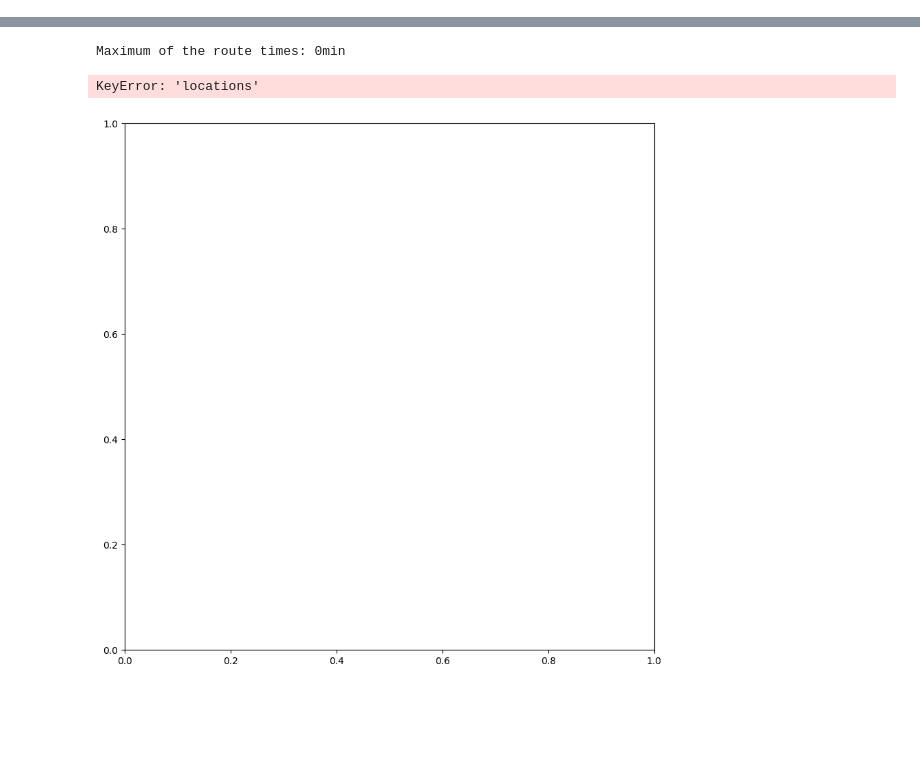
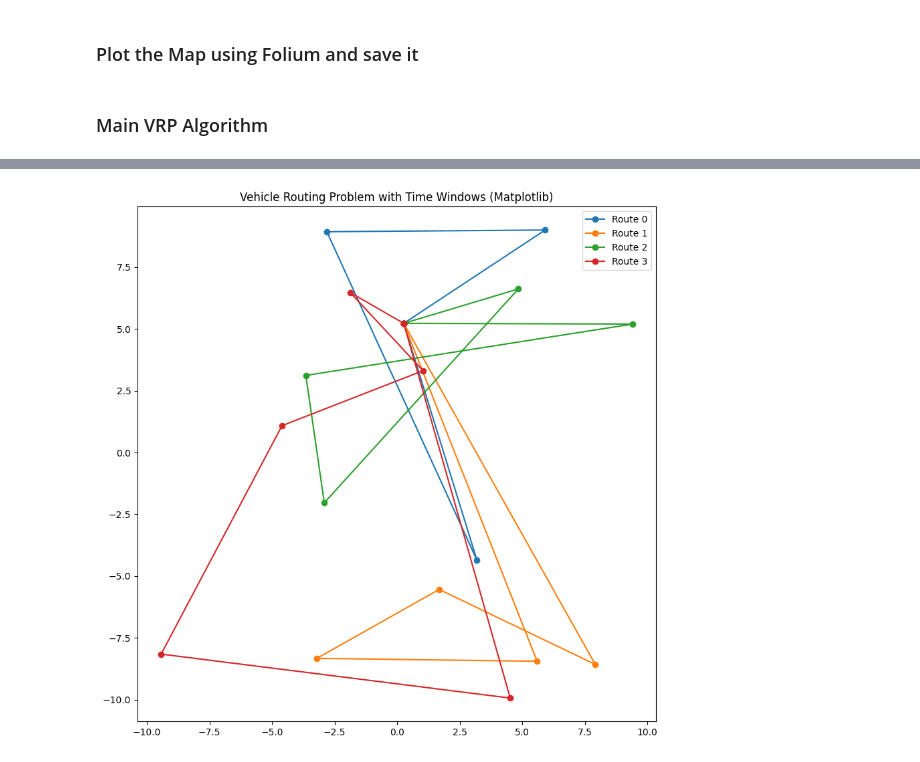
Before and after one commit to mannbajpai/VRPTW-with-Visualization, a Jupyter notebook: VRPTW_with_Visualization.ipynb, the cells around one changed output, grey strips where cells are left out. Saved outputs shown, nothing was run; the diff lists cells and outputs as text; code cells hidden in the pictures; blank space fills up the shorter version.

```diff
--- a/VRPTW_with_Visualization.ipynb
+++ b/VRPTW_with_Visualization.ipynb
@@ -65,10 +76,8 @@ def create_data_model():
         (10, 15),  # 15
         (11, 15),  # 16
     ]
-    time_windows = data['time_windows']
-
-    data['num_vehicles'] = 4
-    data['depot'] = 0
-    data['num_locations'] = len(time_windows)
-    data['demands'] = [0] * data['num_locations']
+    data["num_vehicles"] = 4
+    data["depot"] = 0
+    num_locations = len(data["time_matrix"])
+    data["locations"] = [(random.uniform(-10, 10), random.uniform(-10, 10)) for _ in range(num_locations)]
     return data
@@ -98,3 +134,5 @@ def plot_routes(data, manager, routing, solution):
     plt.show()
+# %% [markdown]
+### Plot the Map using Folium and save it
 # %%
 def plot_map(data, manager, routing, solution):
@@ -143,11 +151,15 @@ def print_solution(data, manager, routing, solution):
+# %% [markdown]
+### Main VRP Algorithm
 # %%
 def main():
-    """Solve the VRPTW problem."""
+    """Solve the VRP with time windows."""
     # Instantiate the data problem.
     data = create_data_model()
 
     # Create the routing index manager.
-    manager = pywrapcp.RoutingIndexManager(data['num_locations'], data['num_vehicles'], data['depot'])
+    manager = pywrapcp.RoutingIndexManager(
+        len(data["time_matrix"]), data["num_vehicles"], data["depot"]
+    )
 
     # Create Routing Model.
     routing = pywrapcp.RoutingModel(manager)
@@ -158,7 +170,7 @@ def main():
         # Convert from routing variable Index to time matrix NodeIndex.
         from_node = manager.IndexToNode(from_index)
         to_node = manager.IndexToNode(to_index)
-        return abs(data['time_windows'][from_node][1] - data['time_windows'][to_node][0])
+        return data["time_matrix"][from_node][to_node]
 
     transit_callback_index = routing.RegisterTransitCallback(time_callback)
 
@@ -166,39 +178,41 @@ def main():
     routing.SetArcCostEvaluatorOfAllVehicles(transit_callback_index)
 
     # Add Time Windows constraint.
-    time = 'Time'
+    time = "Time"
     routing.AddDimension(
         transit_callback_index,
         30,  # allow waiting time
         30,  # maximum time per vehicle
         False,  # Don't force start cumul to zero.
-        time)
+        time,
+    )
     time_dimension = routing.GetDimensionOrDie(time)
-    for location_idx, time_window in enumerate(data['time_windows']):
-        if location_idx == 0 or location_idx == (data['num_locations'] - 1):
+    # Add time window constraints for each location except depot.
+    for location_idx, time_window in enumerate(data["time_windows"]):
+        if location_idx == data["depot"]:
             continue
         index = manager.NodeToIndex(location_idx)
         time_dimension.CumulVar(index).SetRange(time_window[0], time_window[1])
+    # Add time window constraints for each vehicle start node.
+    depot_idx = data["depot"]
+    for vehicle_id in range(data["num_vehicles"]):
+        index = routing.Start(vehicle_id)
+        time_dimension.CumulVar(index).SetRange(
+            data["time_windows"][depot_idx][0], data["time_windows"][depot_idx][1]
+        )
 
-    # Add capacity constraint.
-    def demand_callback(from_index):
-        """Returns the demand of the node."""
-        # Convert from routing variable Index to demands NodeIndex.
-        from_node = manager.IndexToNode(from_index)
-        return data['demands'][from_node]
-
-    demand_callback_index = routing.RegisterUnaryTransitCallback(demand_callback)
-    routing.AddDimensionWithVehicleCapacity(
-        demand_callback_index,
-        0,  # null capacity slack
-        [20] * data['num_vehicles'],  # vehicle maximum capacities
-        True,  # start cumul to zero
-        'Capacity')
+    # Instantiate route start and end times to produce feasible times.
+    for i in range(data["num_vehicles"]):
+        routing.AddVariableMinimizedByFinalizer(
+            time_dimension.CumulVar(routing.Start(i))
+        )
+        routing.AddVariableMinimizedByFinalizer(time_dimension.CumulVar(routing.End(i)))
 
     # Setting first solution heuristic.
     search_parameters = pywrapcp.DefaultRoutingSearchParameters()
     search_parameters.first_solution_strategy = (
-        routing_enums_pb2.FirstSolutionStrategy.PATH_CHEAPEST_ARC)
+        routing_enums_pb2.FirstSolutionStrategy.PATH_CHEAPEST_ARC
+    )
 
     # Solve the problem.
     solution = routing.SolveWithParameters(search_parameters)
@@ -206,3 +220,10 @@ def main():
     # Print solution on console.
     if solution:
         print_solution(data, manager, routing, solution)
+        plot_routes(data, manager, routing, solution)
+        plot_map(data, manager, routing, solution)
+
+
+if __name__ == "__main__":
+    main()
+# %% [output]
@@ -209,7 +248 @@ def main():
+[figure, added]
-# %%
-if __name__ == '__main__':
-    main()
-# %% [output]
-Maximum of the route times: 0min
-KeyError: 'locations'
-[figure, removed]
```
Also changed, not shown: parts of 14 cells of this notebook, 2 other files.
